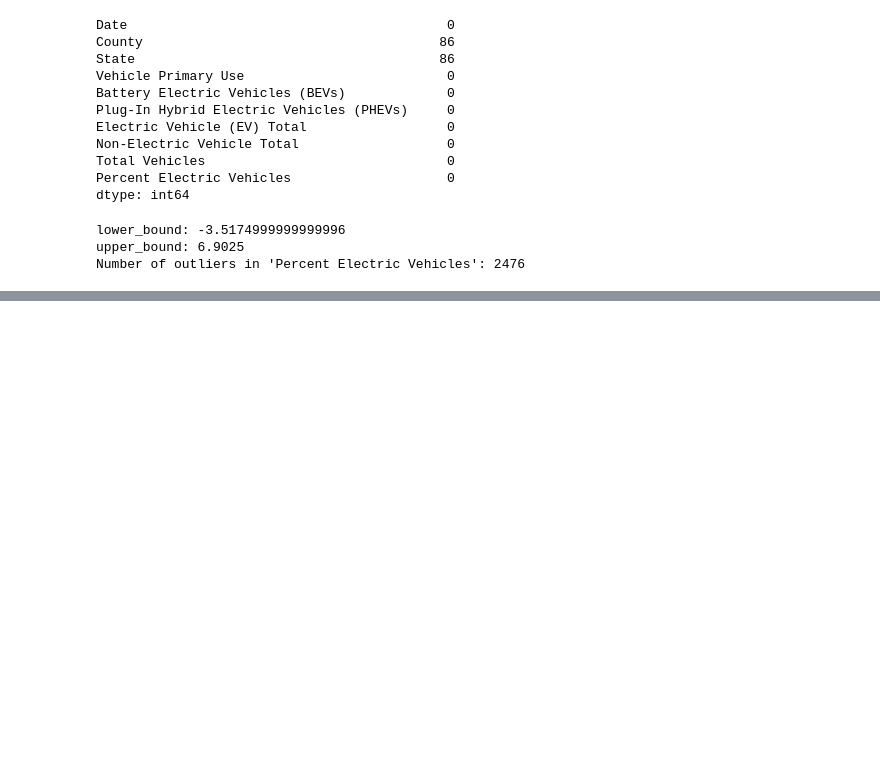
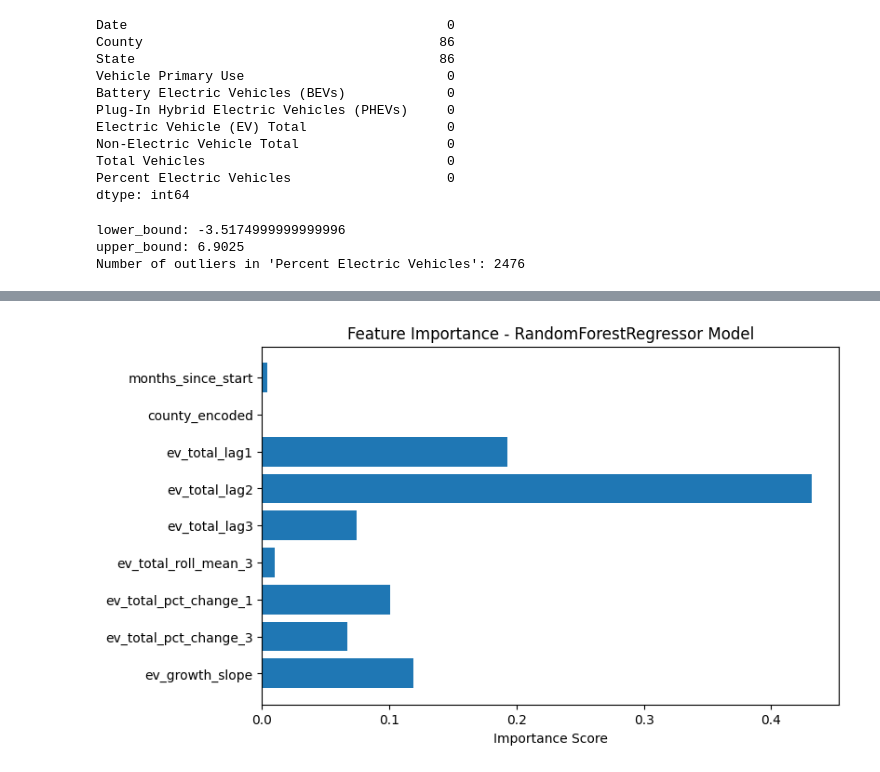
Before and after one commit to RiddhiBanerjee3012/Electric-Vehicle-Charge-Demand, a Jupyter notebook: code.ipynb, the cells around one changed output, grey strips where cells are left out. Cells and saved outputs as stored; diff of their text form; code cells hidden in the pictures; blank space fills up the shorter version.

```diff
--- a/code.ipynb
+++ b/code.ipynb
@@ -78,0 +207,3 @@ Number of outliers in 'Percent Electric Vehicles': 2476
+# %%
+# Sort for lag creation
+df = df.sort_values(['County', 'Date'])
@@ -78,0 +241,2 @@ Number of outliers in 'Percent Electric Vehicles': 2476
+# %%
+df = df.dropna().reset_index(drop=True)
@@ -78,0 +285,3 @@ Number of outliers in 'Percent Electric Vehicles': 2476
+# %%
+# Train-test split
+X_train, X_test, y_train, y_test = train_test_split(X, y, shuffle=False, test_size=0.1)
@@ -78,0 +422,14 @@ Number of outliers in 'Percent Electric Vehicles': 2476
+# %%
+# Corrected the attribute name from get_feature_importance() to feature_importances_
+importances = model.feature_importances_
+
+# Plot feature importance
+plt.figure(figsize=(8,5))
+plt.barh(features, importances)
+plt.xlabel('Importance Score')
+# Updated the title to reflect that the model is RandomForestRegressor
+plt.title('Feature Importance - RandomForestRegressor Model')
+plt.gca().invert_yaxis()  # Highest importance on top
+plt.show()
+# %% [output]
+[figure, added]
```
Also changed, not shown: parts of 27 cells of this notebook, 2 other files.
